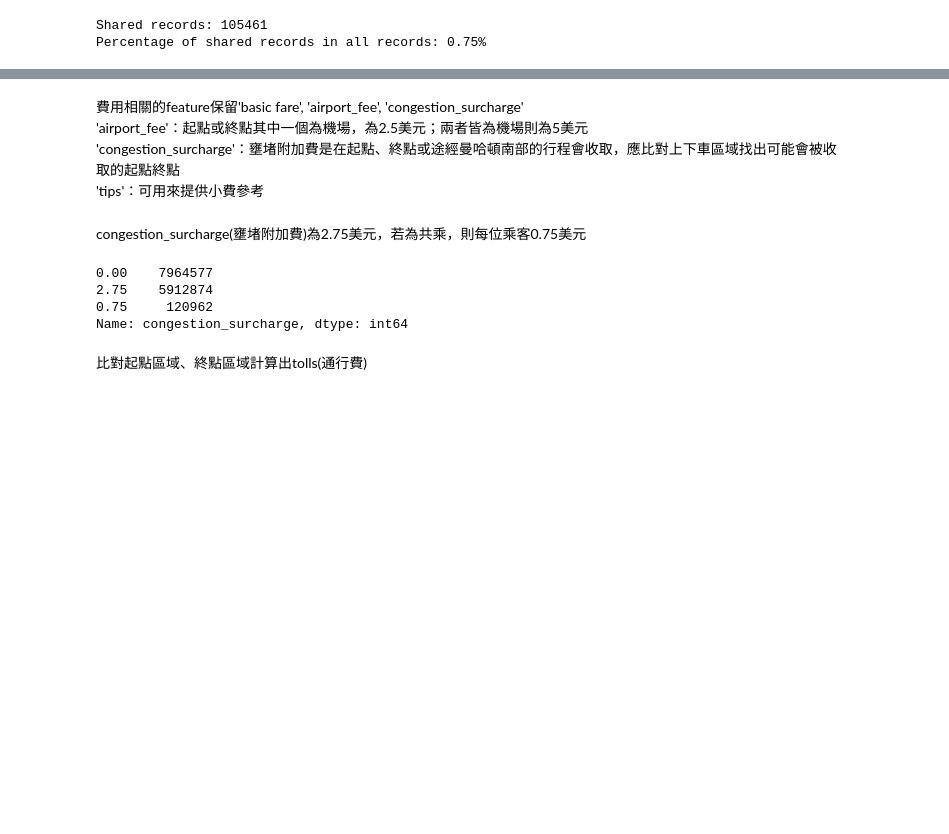
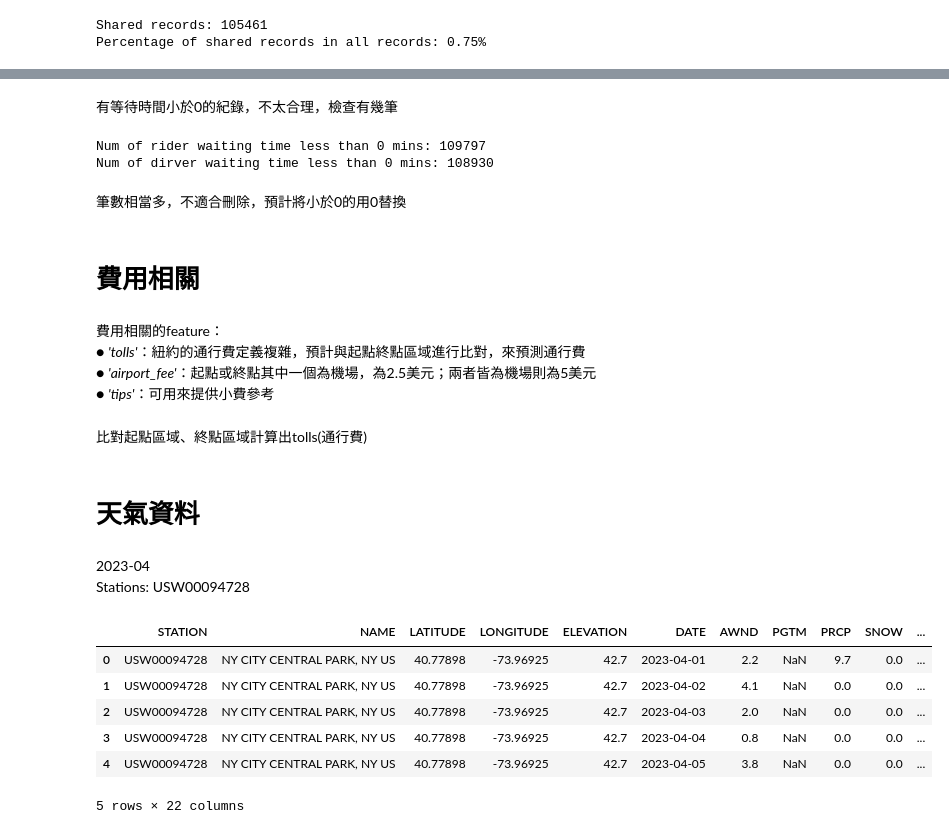
Before and after one commit to TicyYang/nyc-multimodal-ride-hailing-data-retrieval-platform, a Jupyter notebook: data_preprocessing_202304.ipynb, the cells around one changed output, grey strips where cells are left out. Saved outputs shown, nothing was run; the diff lists cells and outputs as text; code cells hidden in the pictures; blank space fills up the shorter version.

```diff
--- a/data_preprocessing_202304.ipynb
+++ b/data_preprocessing_202304.ipynb
@@ -72,16 +196,35 @@ uber_202304.head()
+# %% [markdown]
+有等待時間小於0的紀錄，不太合理，檢查有幾筆
+# %%
+print(f'Num of rider waiting time less than 0 mins: {uber_202304[uber_202304.rider_waiting_time < 0].shape[0]}')
+print(f'Num of dirver waiting time less than 0 mins: {uber_202304[uber_202304.driver_waiting_time < 0].shape[0]}')
+# %% [output]
+Num of rider waiting time less than 0 mins: 109797
+Num of dirver waiting time less than 0 mins: 108930
+# %% [markdown]
+筆數相當多，不適合刪除，預計將小於0的用0替換
+# %% [markdown]
+# 費用相關
 # %% [markdown]
-費用相關的feature保留'basic fare', 'airport_fee', 'congestion_surcharge'
-'airport_fee'：起點或終點其中一個為機場，為2.5美元；兩者皆為機場則為5美元
-'congestion_surcharge'：壅堵附加費是在起點、終點或途經曼哈頓南部的行程會收取，應比對上下車區域找出可能會被收取的起點終點
-'tips'：可用來提供小費參考
+費用相關的feature：
+● *'tolls'*：紐約的通行費定義複雜，預計與起點終點區域進行比對，來預測通行費
+● *'airport_fee'*：起點或終點其中一個為機場，為2.5美元；兩者皆為機場則為5美元
+● *'tips'*：可用來提供小費參考
-# %% [markdown]
-congestion_surcharge(壅堵附加費)為2.75美元，若為共乘，則每位乘客0.75美元
-# %%
-uber_202304.congestion_surcharge.value_counts()
-# %% [output]
-0.00    7964577
-2.75    5912874
-0.75     120962
-Name: congestion_surcharge, dtype: int64
 # %% [markdown]
 比對起點區域、終點區域計算出tolls(通行費)
+# %% [markdown]
+# 天氣資料
+# %% [markdown]
+2023-04
+Stations: USW00094728
+# %%
+weather = pd.read_csv('../weather_202304.csv')
+weather.head()
+# %% [output]
+|  | STATION | NAME | LATITUDE | LONGITUDE | ELEVATION | DATE | AWND | PGTM | PRCP | SNOW | ... |
+| 0 | USW00094728 | NY CITY CENTRAL PARK, NY US | 40.77898 | -73.96925 | 42.7 | 2023-04-01 | 2.2 | NaN | 9.7 | 0.0 | ... |
+| 1 | USW00094728 | NY CITY CENTRAL PARK, NY US | 40.77898 | -73.96925 | 42.7 | 2023-04-02 | 4.1 | NaN | 0.0 | 0.0 | ... |
+| 2 | USW00094728 | NY CITY CENTRAL PARK, NY US | 40.77898 | -73.96925 | 42.7 | 2023-04-03 | 2.0 | NaN | 0.0 | 0.0 | ... |
+| 3 | USW00094728 | NY CITY CENTRAL PARK, NY US | 40.77898 | -73.96925 | 42.7 | 2023-04-04 | 0.8 | NaN | 0.0 | 0.0 | ... |
+| 4 | USW00094728 | NY CITY CENTRAL PARK, NY US | 40.77898 | -73.96925 | 42.7 | 2023-04-05 | 3.8 | NaN | 0.0 | 0.0 | ... |
+5 rows × 22 columns
```
Also changed, not shown: parts of 24 cells of this notebook.
